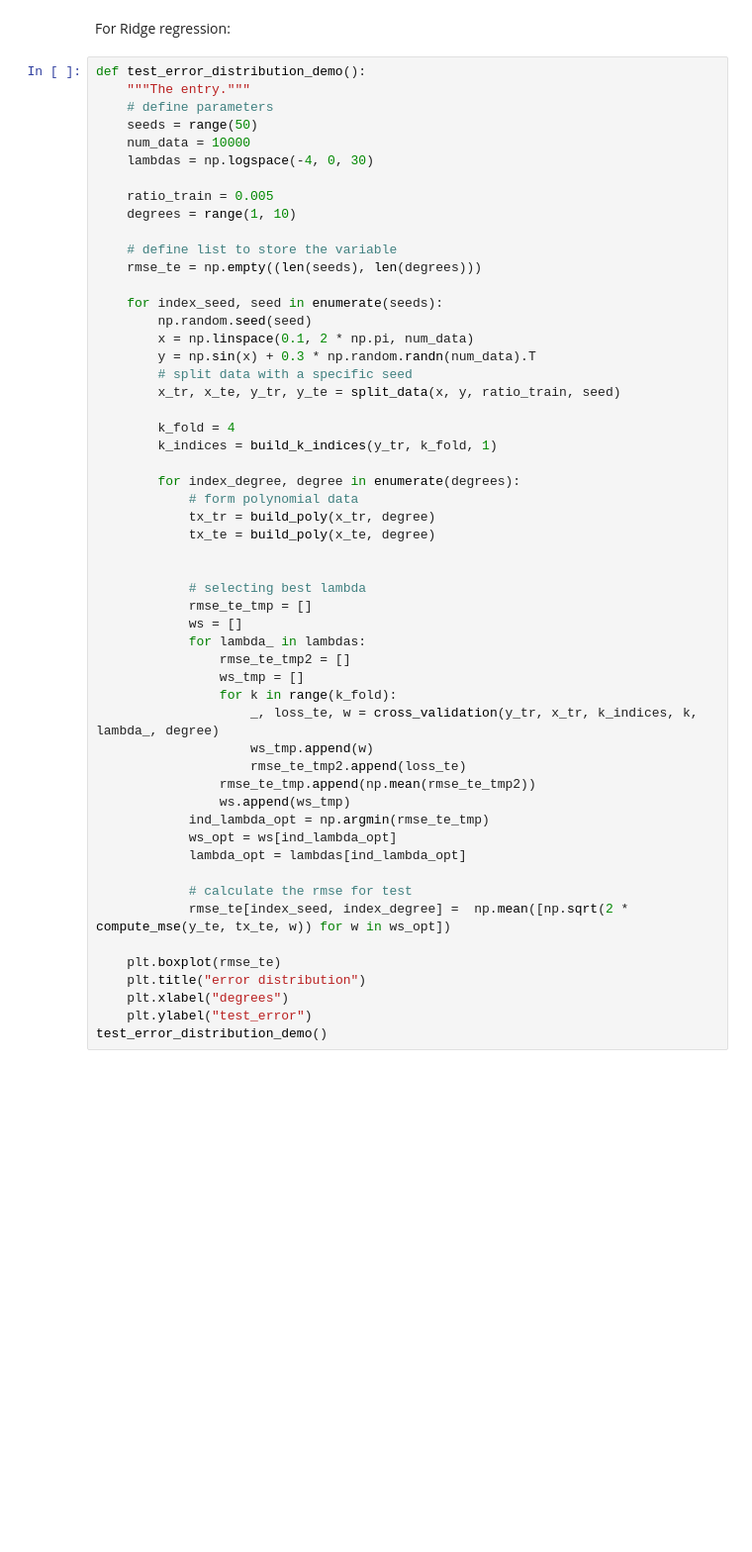
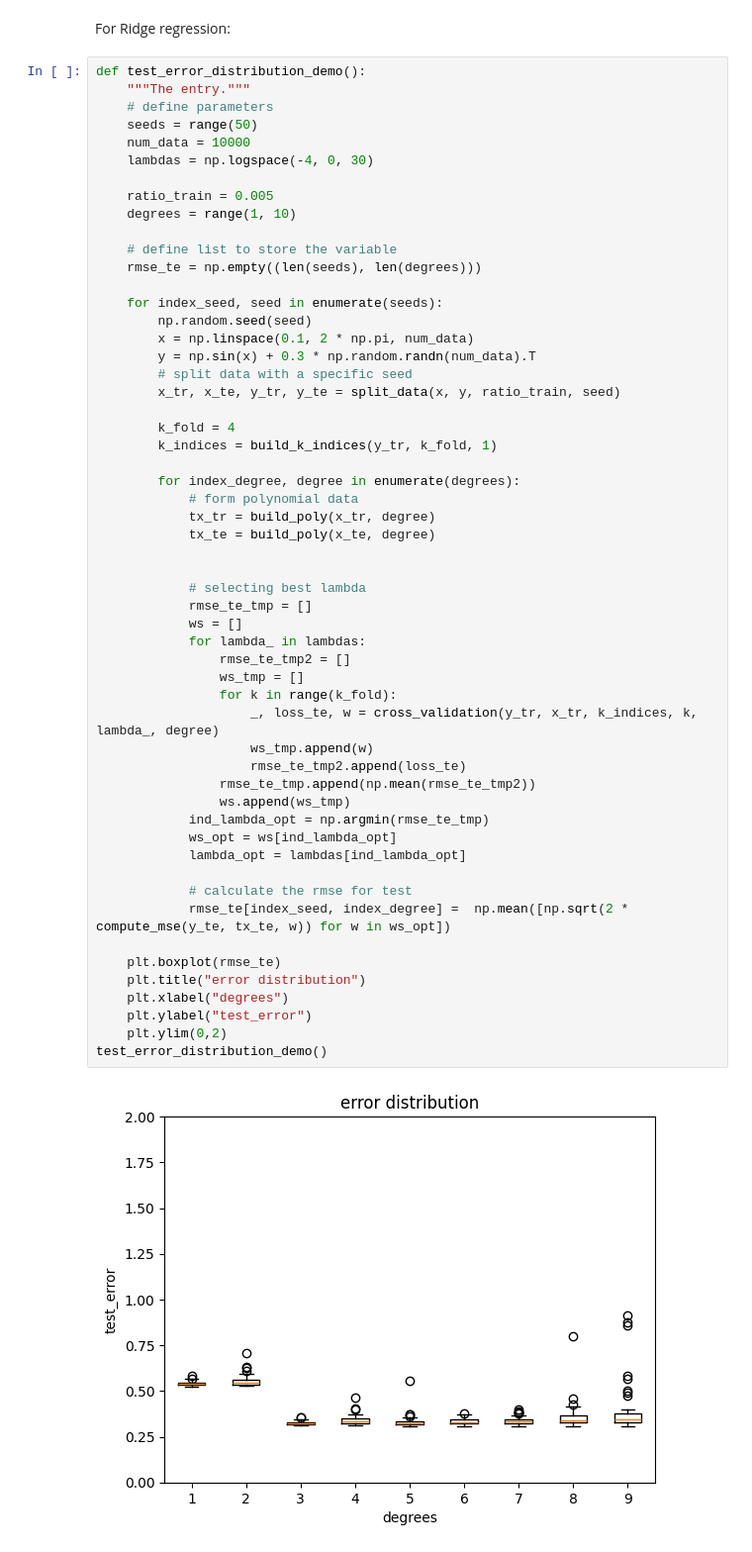
Before and after one commit to FadelMamar/ML-tutorial, a Jupyter notebook: Exercises/Week 2/UnderstandingCrossVal/CrossVal.ipynb, the cells around one changed output. Shown at 99% size. Cells and saved outputs as stored; diff of their text form; blank space fills up the shorter version.

```diff
--- a/Exercises/Week 2/UnderstandingCrossVal/CrossVal.ipynb
+++ b/Exercises/Week 2/UnderstandingCrossVal/CrossVal.ipynb
@@ -302,30 +315,33 @@ def test_error_distribution_demo():
         for index_degree, degree in enumerate(degrees):
             # form polynomial data
             tx_tr = build_poly(x_tr, degree)
             tx_te = build_poly(x_te, degree)
 
 
             # selecting best lambda
             rmse_te_tmp = []
             ws = []
             for lambda_ in lambdas:
                 rmse_te_tmp2 = []
                 ws_tmp = []
                 for k in range(k_fold):
                     _, loss_te, w = cross_validation(y_tr, x_tr, k_indices, k, lambda_, degree)
                     ws_tmp.append(w)
                     rmse_te_tmp2.append(loss_te)
                 rmse_te_tmp.append(np.mean(rmse_te_tmp2))
                 ws.append(ws_tmp)
             ind_lambda_opt = np.argmin(rmse_te_tmp)
             ws_opt = ws[ind_lambda_opt]
             lambda_opt = lambdas[ind_lambda_opt]
 
             # calculate the rmse for test
             rmse_te[index_seed, index_degree] =  np.mean([np.sqrt(2 * compute_mse(y_te, tx_te, w)) for w in ws_opt])
 
     plt.boxplot(rmse_te)
     plt.title("error distribution")
     plt.xlabel("degrees")
     plt.ylabel("test_error")
+    plt.ylim(0,2)
 test_error_distribution_demo()
+# %% [output]
+[figure, added]
```
Also changed, not shown: parts of 5 cells of this notebook, 2 other files.
